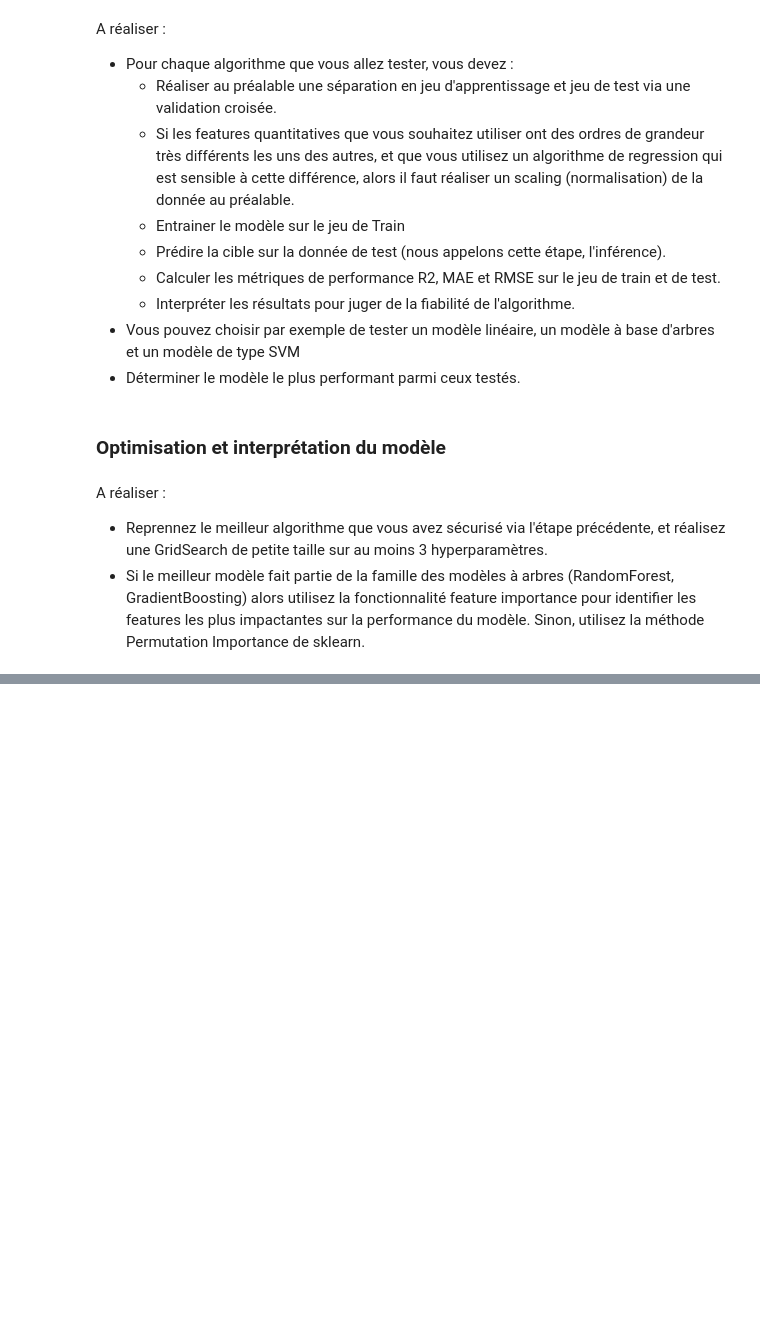
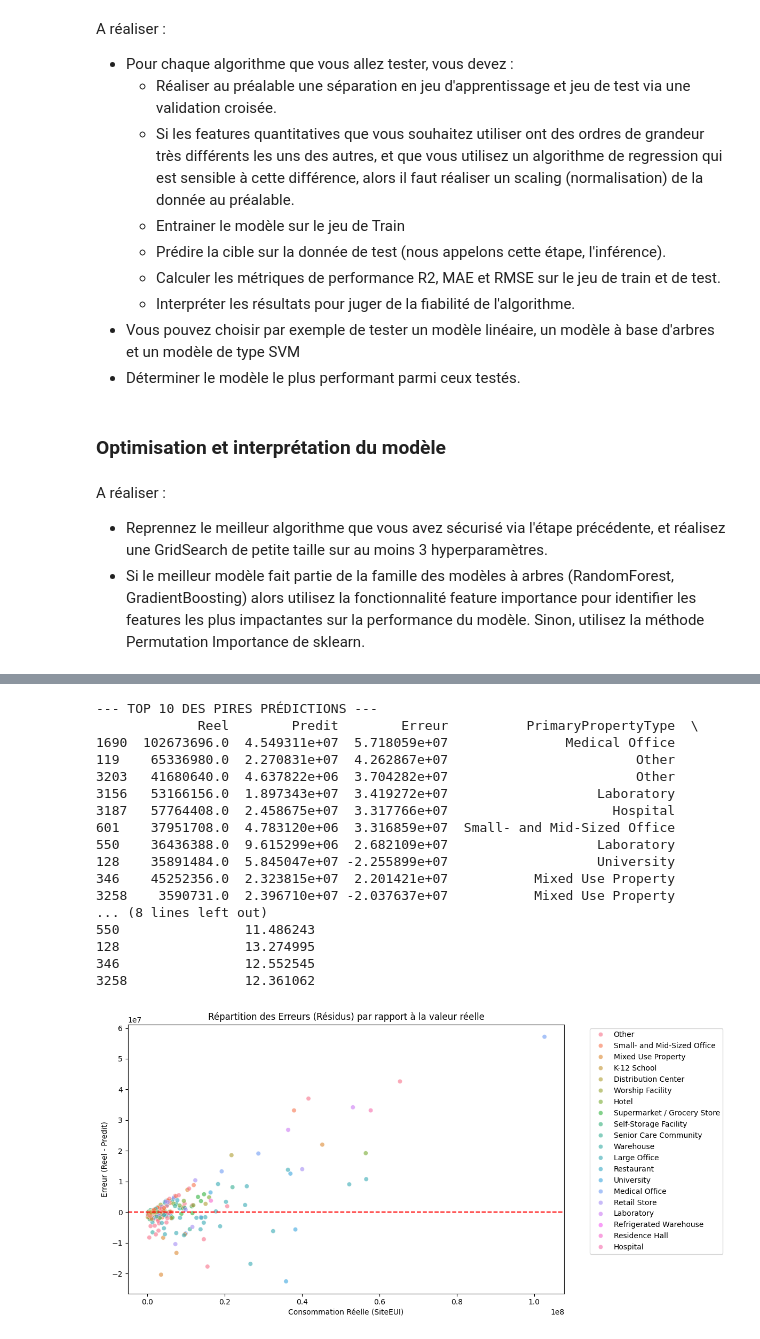
Before and after one commit to Apinsun/Projet3, a Jupyter notebook: P3_template_modelistation_supervisee_data_scientist.ipynb, the cells around one changed output, grey strips where cells are left out. Drawn from its saved outputs; the diff is of its cells as text; code cells hidden in the pictures; blank space fills up the shorter version.

```diff
--- a/P3_template_modelistation_supervisee_data_scientist.ipynb
+++ b/P3_template_modelistation_supervisee_data_scientist.ipynb
@@ -1154,0 +1188,56 @@ R²: 0.632
+# %%
+# 1. Création d'un DataFrame de résultats
+# On part de X_test pour avoir les caractéristiques des bâtiments
+df_analyse = X_test.copy()
+
+# On ajoute les vraies valeurs et les prédictions
+df_analyse['Reel'] = y_test
+df_analyse['Predit'] = y_pred_final
+
+# 2. Calcul de l'erreur
+# Erreur simple (pour savoir si on surestime ou sous-estime)
+df_analyse['Erreur'] = df_analyse['Reel'] - df_analyse['Predit']
+# Erreur absolue (pour trier par "gravité" de l'erreur)
+df_analyse['Erreur_Absolue'] = df_analyse['Erreur'].abs()
+
+# 3. Tri pour trouver les "pires" prédictions
+top_erreurs = df_analyse.sort_values(by='Erreur_Absolue', ascending=False).head(10)
+
+# 4. Affichage propre
+# On sélectionne quelques colonnes clés pour comprendre (Type, Surface, etc.)
+# Ajustez les noms de colonnes 'PrimaryPropertyType' etc. selon votre X_test exact
+cols_to_show = ['Reel', 'Predit', 'Erreur', 'PrimaryPropertyType', 'PropertyGFABuilding(s)']
+print("--- TOP 10 DES PIRES PRÉDICTIONS ---")
+print(top_erreurs[cols_to_show])
+
+# --- VISUALISATION GRAPHIQUE ---
+plt.figure(figsize=(12, 6))
+
+# On trace les résidus : si le modèle est parfait, tout est sur la ligne rouge 0
+sns.scatterplot(data=df_analyse, x='Reel', y='Erreur', hue='PrimaryPropertyType', alpha=0.6)
+plt.axhline(y=0, color='r', linestyle='--')
+plt.title("Répartition des Erreurs (Résidus) par rapport à la valeur réelle")
+plt.xlabel("Consommation Réelle (SiteEUI)")
+plt.ylabel("Erreur (Reel - Predit)")
+plt.legend(bbox_to_anchor=(1.05, 1), loc='upper left') # Légende en dehors
+plt.tight_layout()
+plt.show()
+# %% [output]
+--- TOP 10 DES PIRES PRÉDICTIONS ---
+             Reel        Predit        Erreur          PrimaryPropertyType  \
+1690  102673696.0  4.549311e+07  5.718059e+07               Medical Office
+119    65336980.0  2.270831e+07  4.262867e+07                        Other
+3203   41680640.0  4.637822e+06  3.704282e+07                        Other
+3156   53166156.0  1.897343e+07  3.419272e+07                   Laboratory
+3187   57764408.0  2.458675e+07  3.317766e+07                     Hospital
+601    37951708.0  4.783120e+06  3.316859e+07  Small- and Mid-Sized Office
+550    36436388.0  9.615299e+06  2.682109e+07                   Laboratory
+128    35891484.0  5.845047e+07 -2.255899e+07                   University
+346    45252356.0  2.323815e+07  2.201421e+07           Mixed Use Property
+3258    3590731.0  2.396710e+07 -2.037637e+07           Mixed Use Property
+... (8 lines left out)
+550                11.486243
+128                13.274995
+346                12.552545
+3258               12.361062
+[figure, added]
```
Also changed, not shown: parts of 10 cells of this notebook, 3 other files.
